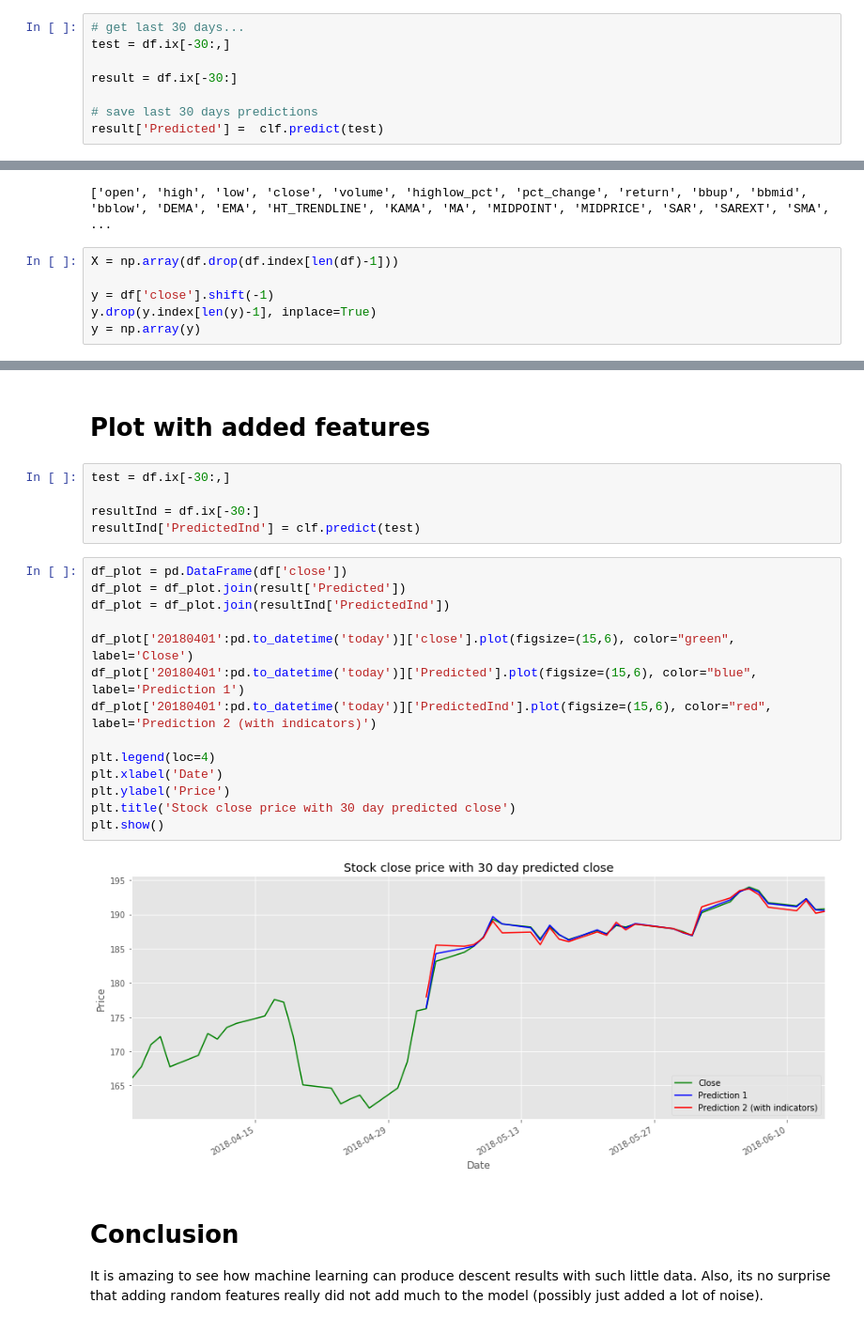
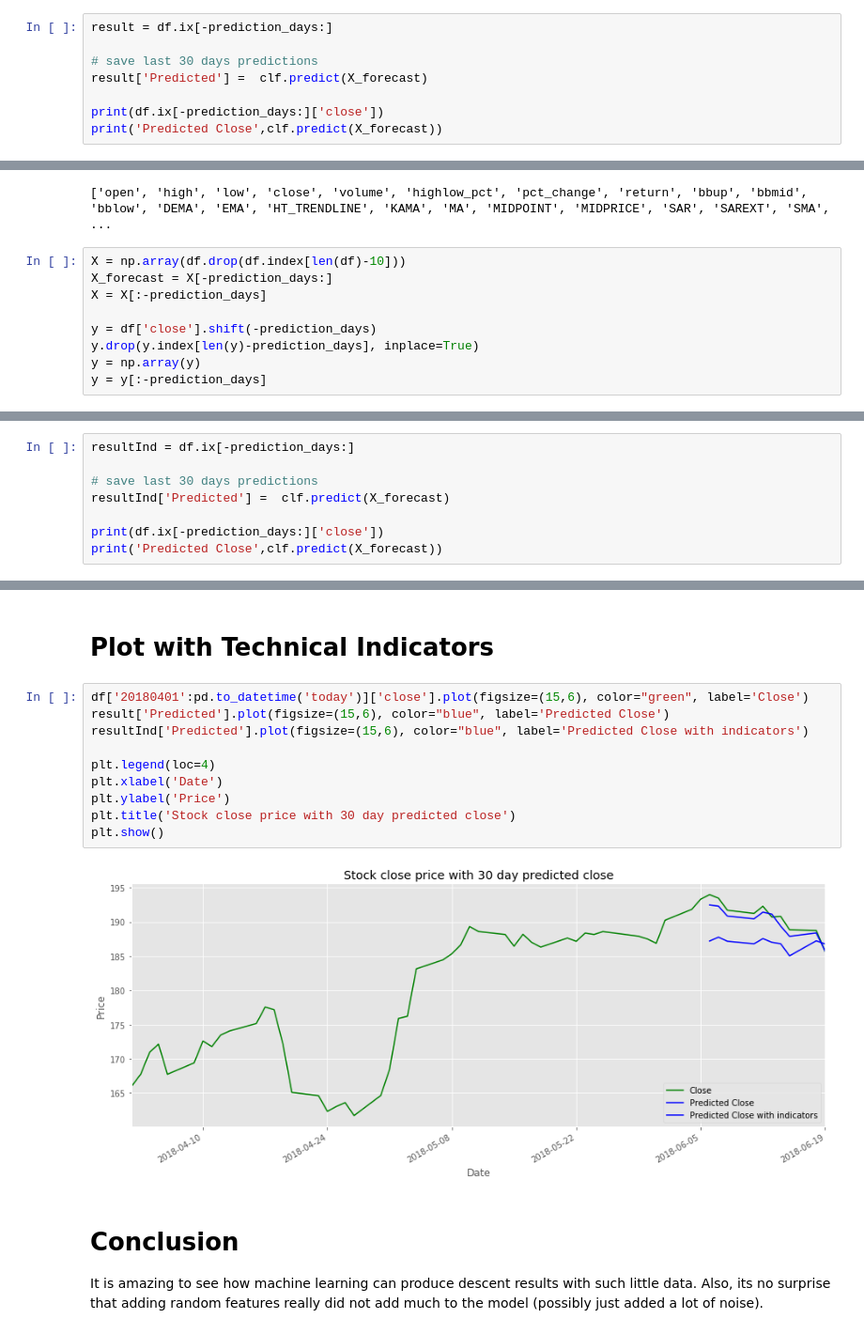
Before and after one commit to jlippert999/Stock-Market-Prediction, a Jupyter notebook: StockRegression.ipynb, the cells around one changed output, grey strips where cells are left out. Shown: that part at 94% size. Saved outputs shown, nothing was run; the diff lists cells and outputs as text.

```diff
--- a/StockRegression.ipynb
+++ b/StockRegression.ipynb
@@ -211,8 +166,8 @@ print(predictions)
 # %%
-# get last 30 days...
-test = df.ix[-30:,]
-
-result = df.ix[-30:]
+result = df.ix[-prediction_days:]
 
 # save last 30 days predictions
-result['Predicted'] =  clf.predict(test)
+result['Predicted'] =  clf.predict(X_forecast)
+
+print(df.ix[-prediction_days:]['close'])
+print('Predicted Close',clf.predict(X_forecast))
@@ -333,11 +300,14 @@ print(cols)
 # %% [output]
 ['open', 'high', 'low', 'close', 'volume', 'highlow_pct', 'pct_change', 'return', 'bbup', 'bbmid', 'bblow', 'DEMA', 'EMA', 'HT_TRENDLINE', 'KAMA', 'MA', 'MIDPOINT', 'MIDPRICE', 'SAR', 'SAREXT', 'SMA', ...
 # %%
-X = np.array(df.drop(df.index[len(df)-1]))
+X = np.array(df.drop(df.index[len(df)-10]))
+X_forecast = X[-prediction_days:]
+X = X[:-prediction_days]
 
-y = df['close'].shift(-1)
-y.drop(y.index[len(y)-1], inplace=True)
+y = df['close'].shift(-prediction_days)
+y.drop(y.index[len(y)-prediction_days], inplace=True)
 y = np.array(y)
+y = y[:-prediction_days]
 # %%
 # train / test
 from sklearn.model_selection import train_test_split
@@ -367,0 +341,8 @@ Linear Regression Cross Validation score:  61.27%
+# %%
+resultInd = df.ix[-prediction_days:]
+
+# save last 30 days predictions
+resultInd['Predicted'] =  clf.predict(X_forecast)
+
+print(df.ix[-prediction_days:]['close'])
+print('Predicted Close',clf.predict(X_forecast))
@@ -368,26 +364,17 @@ Linear Regression Cross Validation score:  61.27%
 # %% [markdown]
-# Plot with added features
+# Plot with Technical Indicators
-# %%
-test = df.ix[-30:,]
-
-resultInd = df.ix[-30:]
-resultInd['PredictedInd'] = clf.predict(test)
 # %%
-df_plot = pd.DataFrame(df['close'])
-df_plot = df_plot.join(result['Predicted'])
-df_plot = df_plot.join(resultInd['PredictedInd'])
-
-df_plot['20180401':pd.to_datetime('today')]['close'].plot(figsize=(15,6), color="green", label='Close')
-df_plot['20180401':pd.to_datetime('today')]['Predicted'].plot(figsize=(15,6), color="blue", label='Prediction 1')
-df_plot['20180401':pd.to_datetime('today')]['PredictedInd'].plot(figsize=(15,6), color="red", label='Prediction 2 (with indicators)')
+df['20180401':pd.to_datetime('today')]['close'].plot(figsize=(15,6), color="green", label='Close')
+result['Predicted'].plot(figsize=(15,6), color="blue", label='Predicted Close')
+resultInd['Predicted'].plot(figsize=(15,6), color="blue", label='Predicted Close with indicators')
 
 plt.legend(loc=4)
 plt.xlabel('Date')
 plt.ylabel('Price')
 plt.title('Stock close price with 30 day predicted close')
 plt.show()
 # %% [output]
-[figure, old version]
+[figure, new version]
 # %% [markdown]
 # Conclusion
 It is amazing to see how machine learning can produce descent results with such little data.  Also, its no surprise that adding random features really did not add much to the model (possibly just added a lot of noise).
```
Also changed, not shown: parts of 21 cells of this notebook.
